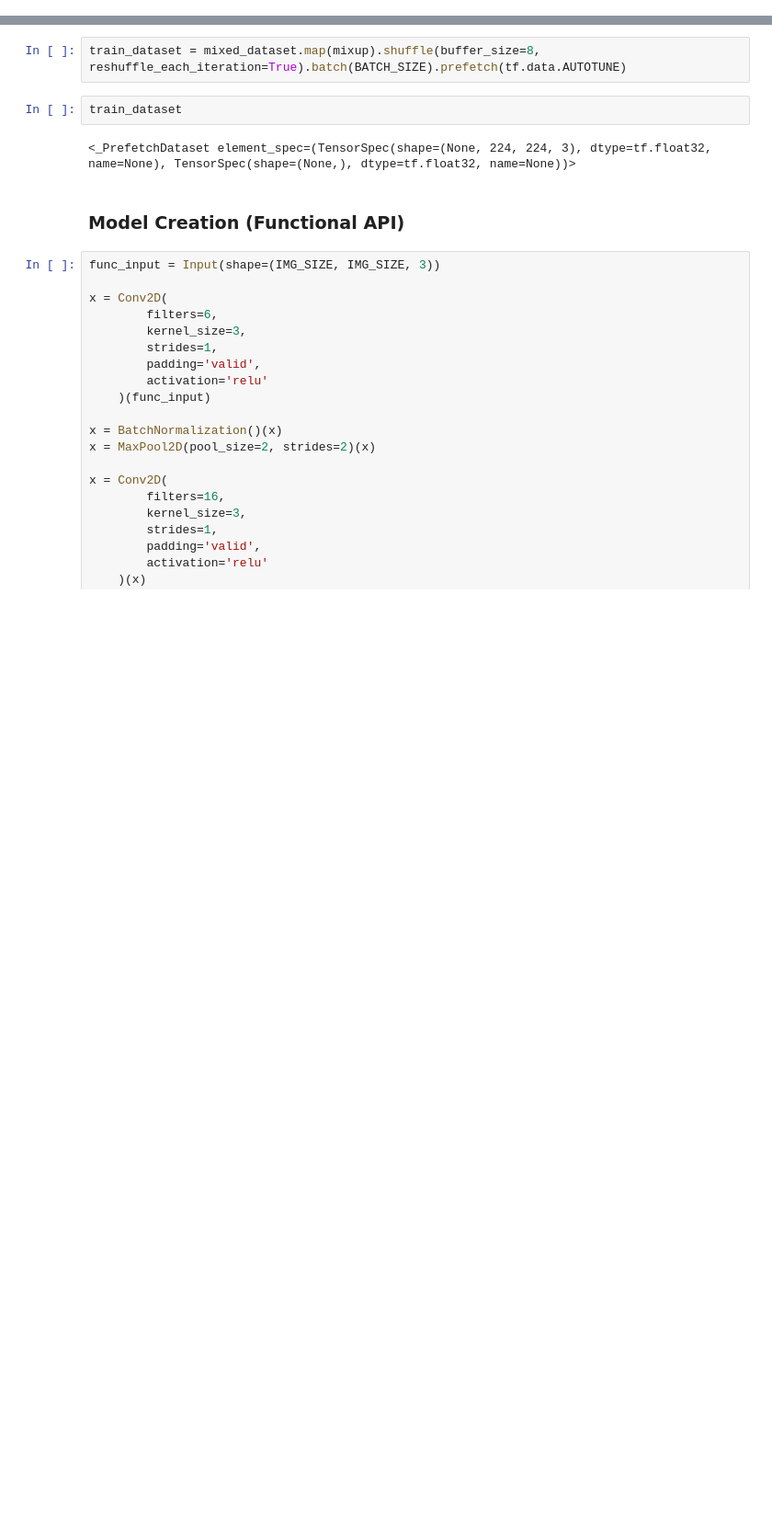
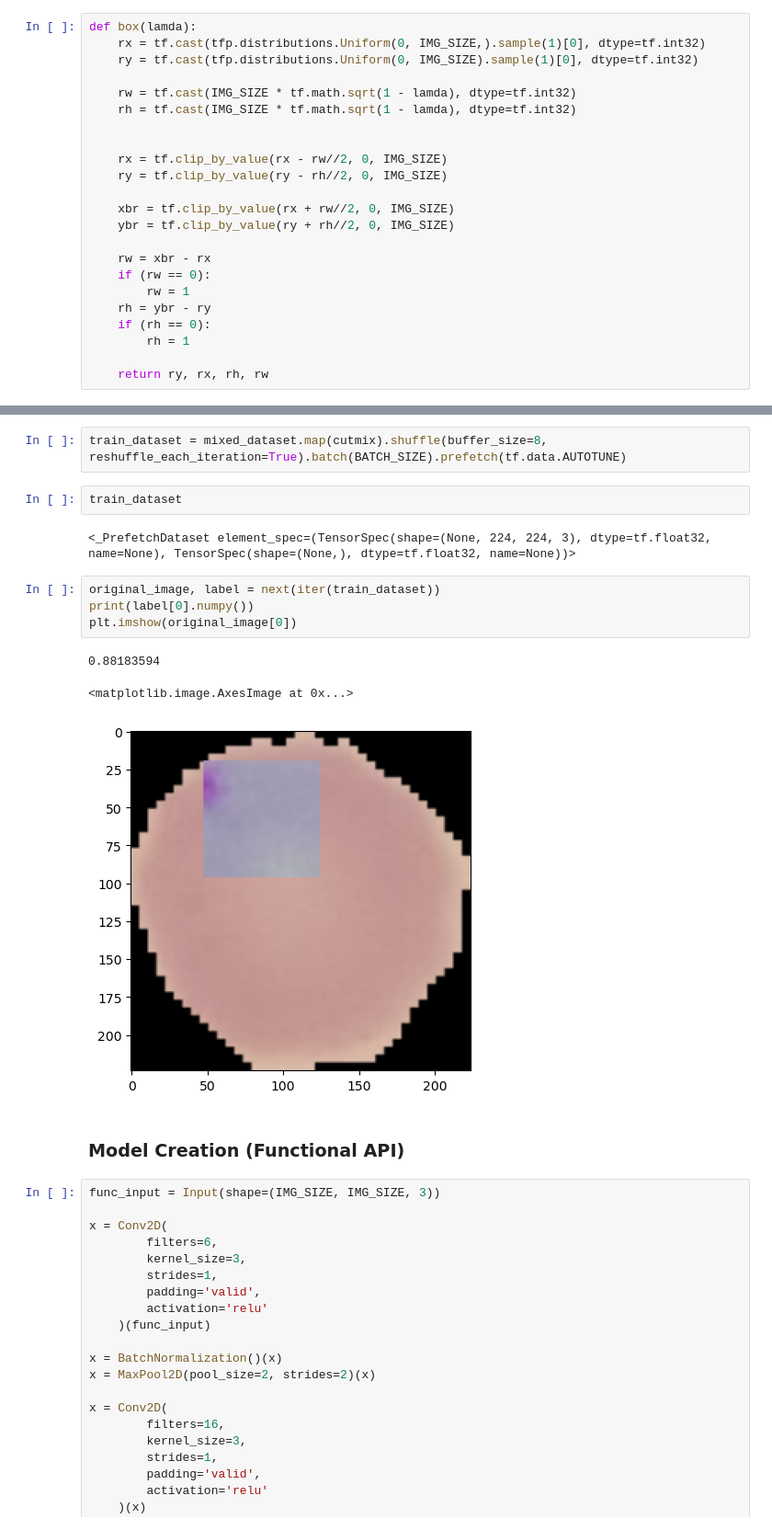
Before and after one commit to Vardaan-Grover/malaria-diagnosis-cnn, a Jupyter notebook: malaria-diagnosis-cnn.ipynb, the cells around one changed output, grey strips where cells are left out. Shown at 92% size. Drawn from its saved outputs; the diff is of its cells as text; blank space fills up the shorter version.

```diff
--- a/malaria-diagnosis-cnn.ipynb
+++ b/malaria-diagnosis-cnn.ipynb
@@ -267,0 +331,23 @@ def mixup(train_dataset_1, train_dataset_2):
+# %%
+def box(lamda):
+    rx = tf.cast(tfp.distributions.Uniform(0, IMG_SIZE,).sample(1)[0], dtype=tf.int32)
+    ry = tf.cast(tfp.distributions.Uniform(0, IMG_SIZE).sample(1)[0], dtype=tf.int32)
+
+    rw = tf.cast(IMG_SIZE * tf.math.sqrt(1 - lamda), dtype=tf.int32)
+    rh = tf.cast(IMG_SIZE * tf.math.sqrt(1 - lamda), dtype=tf.int32)
+
+
+    rx = tf.clip_by_value(rx - rw//2, 0, IMG_SIZE)
+    ry = tf.clip_by_value(ry - rh//2, 0, IMG_SIZE)
+
+    xbr = tf.clip_by_value(rx + rw//2, 0, IMG_SIZE)
+    ybr = tf.clip_by_value(ry + rh//2, 0, IMG_SIZE)
+
+    rw = xbr - rx
+    if (rw == 0):
+        rw = 1
+    rh = ybr - ry
+    if (rh == 0):
+        rh = 1
+
+    return ry, rx, rh, rw
@@ -268,9 +399,17 @@ def mixup(train_dataset_1, train_dataset_2):
 # %%
-train_dataset = mixed_dataset.map(mixup).shuffle(buffer_size=8, reshuffle_each_iteration=True).batch(BATCH_SIZE).prefetch(tf.data.AUTOTUNE)
+train_dataset = mixed_dataset.map(cutmix).shuffle(buffer_size=8, reshuffle_each_iteration=True).batch(BATCH_SIZE).prefetch(tf.data.AUTOTUNE)
 # %%
 train_dataset
 # %% [output]
 <_PrefetchDataset element_spec=(TensorSpec(shape=(None, 224, 224, 3), dtype=tf.float32, name=None), TensorSpec(shape=(None,), dtype=tf.float32, name=None))>
+# %%
+original_image, label = next(iter(train_dataset))
+print(label[0].numpy())
+plt.imshow(original_image[0])
+# %% [output]
+0.88183594
+<matplotlib.image.AxesImage at 0x...>
+[figure, added]
 # %% [markdown]
 ### Model Creation (Functional API)
 # %%
```
Also changed, not shown: parts of 15 cells of this notebook.
